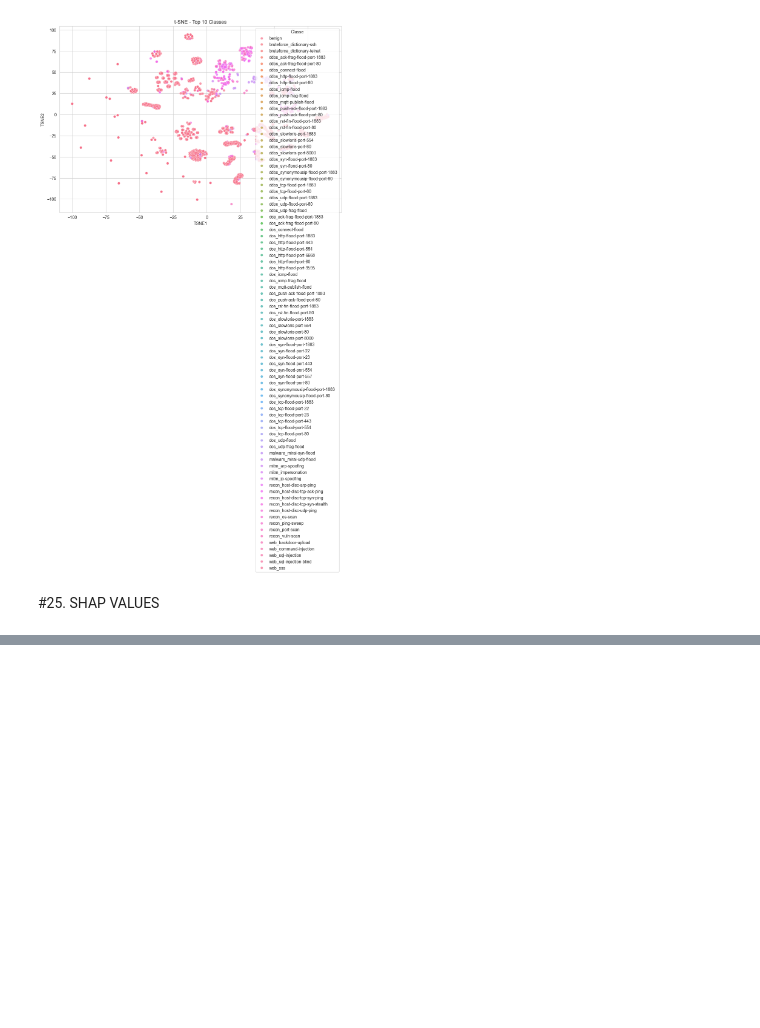
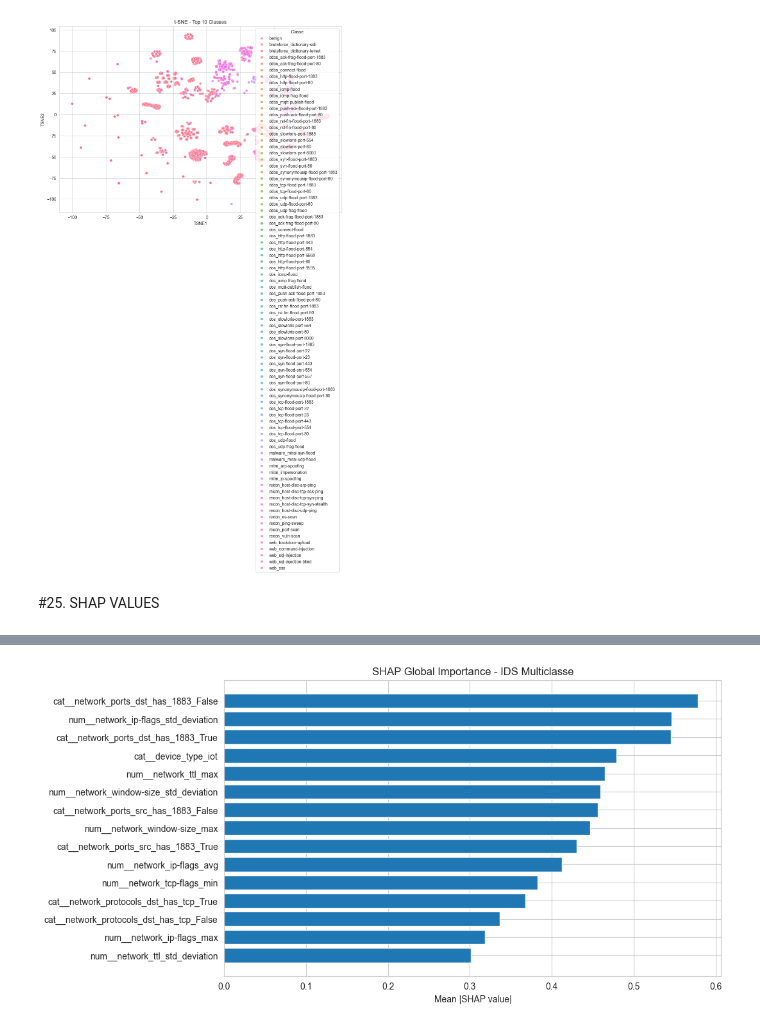
Before and after one commit to Bruno8740/projeto-detect-attack-iiot-rl-multiclasse, a Jupyter notebook: modelo.ipynb, the cells around one changed output, grey strips where cells are left out. Cells and saved outputs as stored; diff of their text form; code cells hidden in the pictures; blank space fills up the shorter version.

Commit message:
Atualiza notebook modelo

```diff
--- a/modelo.ipynb
+++ b/modelo.ipynb
@@ -1303,27 +1303,13 @@ plt.show()
 # %% [markdown]
 #25. SHAP VALUES
 # %%
-"""
-============================================================
 
-SHAP EXPLAINABILITY - NÍVEL MESTRADO (IDS MULTICLASSE)
-
-OBJETIVOS:
-✔ Importância global robusta
-✔ Explicação por classe (ataques vs benign)
-✔ Análise de instâncias críticas
-✔ Estabilidade (consistência do modelo)
-✔ Visualização interpretável para artigo científico
-
-============================================================
-"""
-
-# 1. AMOSTRAGEM CONTROLADA
+# 1. AMOSTRAGEM CONTROLADA (reduz custo computacional)
 sample_size = 1500
 X_sample = X_test_selected[:sample_size]
 
 
-# 2. EXPLAINER LINEAR (LOGISTIC REGRESSION)
+# 2. EXPLAINER (LOGISTIC REGRESSION - MULTICLASSE)
 explainer = shap.LinearExplainer(
     best_model,
     X_sample,
@@ -1335,11 +1321,21 @@ shap_values = explainer.shap_values(X_sample)
 class_names = best_model.classes_
 
 
-# 3. SHAP GLOBAL (IMPORTÂNCIA MÉDIA)
-global_importance = np.mean(
-    [np.abs(sv) for sv in shap_values],
-    axis=0
-)
+# 3. AJUSTE CRÍTICO: GARANTIR FORMATO PADRÃO
+# ============================================================
+# SHAP multiclass pode ser:
+# - lista [classe][amostras, features]
+# OU array 3D [amostras, features, classes]
+
+if isinstance(shap_values, list):
+    shap_array = np.array(shap_values)  # (classes, samples, features)
+    shap_array = np.transpose(shap_array, (1, 2, 0))  # (samples, features, classes)
+else:
+    shap_array = shap_values  # já 3D
+
+
+# 4. SHAP GLOBAL IMPORTANCE
+global_importance = np.mean(np.abs(shap_array), axis=(0, 2))
 
 df_global = pd.DataFrame({
     "Feature": selected_features,
@@ -1354,8 +1350,7 @@ print("TOP FEATURES - IMPORTÂNCIA GLOBAL")
 print("==============================")
 display(df_global.head(20))
 
-
-# 4. VISUAL GLOBAL
+# 5. VISUAL GLOBAL
 plt.figure(figsize=(10,6))
 
 top_features = df_global.head(15)
@@ -1370,39 +1365,31 @@ plt.xlabel("Mean |SHAP value|")
 
 plt.show()
 
-# 5. SHAP POR CLASSE (ATAQUE vs BENIGN)
+# 6. SHAP POR CLASSE (INTERPRETABILIDADE CIENTÍFICA)
 class_analysis = {}
 
 print("\n==============================")
-print("SHAP POR CLASSE (TOP FEATURES)")
+print("SHAP POR CLASSE")
 print("==============================")
 
 for i, cls in enumerate(class_names):
 
-    mean_class = np.mean(
-        np.abs(shap_values[i]),
-        axis=0
-    )
+    class_values = shap_array[:, :, i]  # (samples, features)
+
+    mean_class = np.mean(np.abs(class_values), axis=0)
 
     df_class = pd.DataFrame({
         "Feature": selected_features,
         "Impact": mean_class
-    }).sort_values(
-        by="Impact",
-        ascending=False
-    )
+    }).sort_values(by="Impact", ascending=False)
 
     class_analysis[cls] = df_class
 
     print(f"\n>>> Classe: {cls}")
     display(df_class.head(8))
 
-# 6. COMPARAÇÃO ENTRE CLASSES (INSIGHT DE ATAQUE)
-target_classes = [
-    class_names[0],
-    class_names[min(1, len(class_names)-1)],
-    class_names[min(2, len(class_names)-1)]
-]
+# 7. COMPARAÇÃO ENTRE CLASSES (INSIGHT ATAQUE vs BENIGN)
+target_classes = class_names[:3]
 
 comparison = {}
 
@@ -1411,7 +1398,7 @@ for cls in target_classes:
     idx = list(class_names).index(cls)
 
     comparison[cls] = np.mean(
-        np.abs(shap_values[idx]),
+        np.abs(shap_array[:, :, idx]),
         axis=0
     )
 
@@ -1425,12 +1412,11 @@ print("COMPARAÇÃO ENTRE CLASSES")
 print("==============================")
 display(df_compare.head(15))
 
-# 7. SHAP LOCAL (CASO CRÍTICO)
+# 8. SHAP LOCAL (CASO CRÍTICO)
 print("\n==============================")
-print("SHAP LOCAL - CASO CRÍTICO")
+print("SHAP LOCAL - CASO ERRADO")
 print("==============================")
 
-# pegar primeiro erro do modelo
 error_idx = df_result[
     df_result["Classe_Real"] != df_result["Classe_Predita"]
 ].index[0]
@@ -1441,15 +1427,16 @@ class_idx = list(class_names).index(
 
 shap.force_plot(
     explainer.expected_value[class_idx],
-    shap_values[class_idx][error_idx],
+    shap_array[error_idx, :, class_idx],
     X_sample[error_idx],
     feature_names=selected_features,
     matplotlib=True
 )
 
-# 8. CONSISTÊNCIA (ROBUSTEZ DO MODELO)
+
+# 9. ESTABILIDADE (ROBUSTEZ DO MODELO)
 print("\n==============================")
-print("SHAP CONSISTENCY SCORE")
+print("SHAP STABILITY ANALYSIS")
 print("==============================")
 
 n_runs = 5
@@ -1467,10 +1454,11 @@ for _ in range(n_runs):
 
     sv_temp = explainer.shap_values(X_temp)
 
-    mean_temp = np.mean(
-        [np.abs(sv) for sv in sv_temp],
-        axis=0
-    )
+    if isinstance(sv_temp, list):
+        sv_temp = np.array(sv_temp)
+        sv_temp = np.transpose(sv_temp, (1, 2, 0))
+
+    mean_temp = np.mean(np.abs(sv_temp), axis=(0, 2))
 
     importance_runs.append(mean_temp)
 
@@ -1479,9 +1467,7 @@ consistency = np.std(importance_runs, axis=0)
 df_consistency = pd.DataFrame({
     "Feature": selected_features,
     "Stability": consistency
-}).sort_values(
-    by="Stability"
-)
+}).sort_values(by="Stability")
 
 print("\nFEATURES MAIS ESTÁVEIS (MAIS CONFIÁVEIS)")
 display(df_consistency.head(15))
@@ -1489,0 +1495 @@ ValueError: Per-column arrays must each be 1-dimensional
+[figure, added]
```
Also changed, not shown: parts of 1 cell of this notebook.
